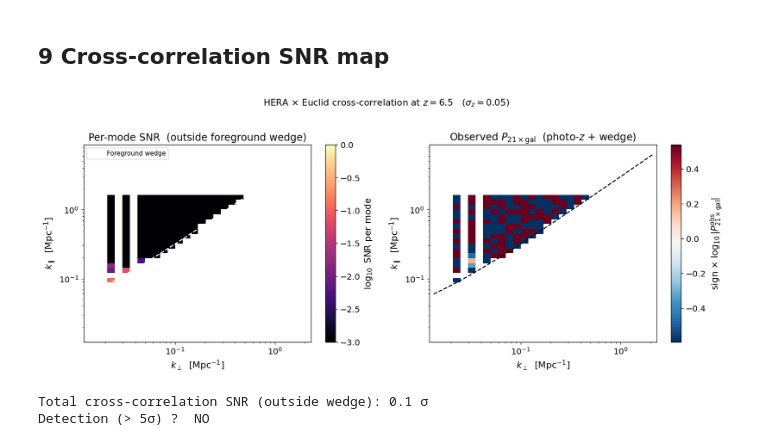
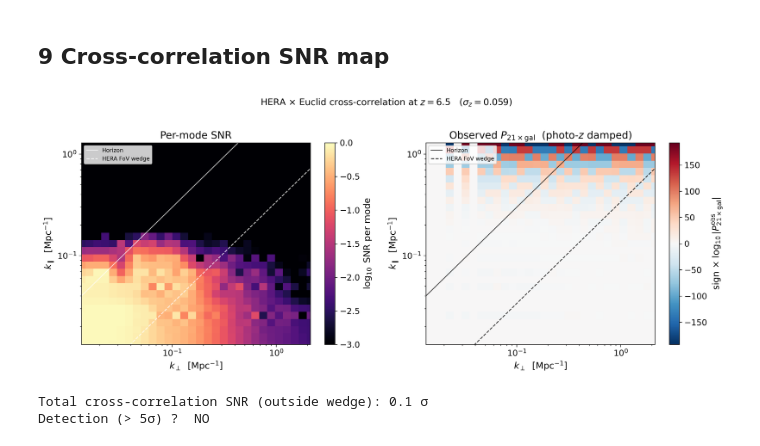
Before and after one commit to sohinixcvii/21cm_cross_correlation, a Jupyter notebook: 21cmfast_HERAxEuclid.ipynb, the cells around one changed output. Cells and saved outputs as stored; diff of their text form; code cells hidden in the pictures.

```diff
--- a/21cmfast_HERAxEuclid.ipynb
+++ b/21cmfast_HERAxEuclid.ipynb
@@ -45,7 +45,7 @@ except ImportError:
 
 # ── Matplotlib defaults ──────────────────────────────────────────────────────
 plt.rcParams.update({
-    "figure.dpi":     120,
+    "figure.dpi":     300,
     "font.size":      12,
     "axes.labelsize": 13,
     "legend.fontsize": 10,
@@ -68,24 +67,20 @@ publication-quality results (Davies et al. use 1 Gpc boxes with 2 Mpc cells).
 # ===========================================================================
 #  Simulation configuration
 # ===========================================================================
-# Increase HII_DIM and BOX_LEN for publication-quality results.
-# Davies et al. (2025) use 1 Gpc boxes with 2 Mpc cells.
 
 HII_DIM = 128           # number of cells per side (low-res grid)
 BOX_LEN = 256.0         # comoving box side length [Mpc]
 DIM     = 3 * HII_DIM   # high-res grid for initial conditions
 
-z_obs   = 6.5           # snapshot redshift (mid-reionization)
+z_obs   = 6.5           # snapshot redshift
 
 # ===========================================================================
 #  Euclid-like survey parameters
 # ===========================================================================
-# Euclid deep fields reach H_AB ~ 26, which at z ~ 8 corresponds
-# to a UV absolute magnitude limit of roughly M_UV ~ −18.
 
-M_UV_limit         = -22.66    # UV absolute magnitude cut
-photoz_uncertainty = 0.05     # sigma_z for photometric redshifts
-mean_galaxy_density = 1e-3    # expected n_gal  [h^3 Mpc^-3]
+M_UV_limit         = -18   # UV absolute magnitude cut
+photoz_uncertainty = 0.059     # sigma_z for photometric redshifts
+mean_galaxy_density = 3*1e-3    # expected n_gal  [h^3 Mpc^-3]
 
 # ===========================================================================
 print(f"Box     : {BOX_LEN:.0f} Mpc,  {HII_DIM}^3 cells  →  cell size = {BOX_LEN / HII_DIM:.1f} Mpc")
@@ -329,7 +324,7 @@ Omega_m_z = OMEGA_M_0 * (1 + z_obs)**3 / (
     OMEGA_M_0 * (1 + z_obs)**3 + (1 - OMEGA_M_0)
 )
 growth_rate = Omega_m_z ** 0.55          # f(z) — linear approximation
-galaxy_bias = 5.0                        # b — typical for high-z LBGs
+galaxy_bias = 8                        # b — typical for high-z LBGs
 beta_rsd    = growth_rate / galaxy_bias  # β = f / b
 
 print(f"Ω_m(z={z_obs})  = {Omega_m_z:.4f}")
@@ -405,7 +400,7 @@ image_gal = axes[1].imshow(
     cmap="inferno", vmin=-1, vmax=10,
 )
 fig.colorbar(image_gal, ax=axes[1], label=r"$\delta_{\rm gal}$")
-axes[1].set_title(rf"Galaxy overdensity ($M_{{\rm UV}} < {M_UV_limit}$)")
+axes[1].set_title(rf"Galaxy overdensity ($M_{{\rm UV}} \, \rm limit {M_UV_limit}$)")
 
 # ── Panel 3: neutral hydrogen fraction ───────────────────────────────────
 image_xH = axes[2].imshow(
@@ -888,69 +883,85 @@ SNR_outside_wedge = np.where(outside_wedge, SNR_per_mode, np.nan)
 
 
 # ======================================================================
-#  Plot
+#  Plot (full maps with wedge/horizon overlays, no masking)
 # ======================================================================
 fig, axes = plt.subplots(1, 2, figsize=(14, 5.5))
 
-# ── Panel 1: per-mode SNR map ────────────────────────────────────────
+# ── Wedge and horizon lines ──────────────────────────────────────────
+k_perp_line   = np.logspace(np.log10(k_perp.min()), np.log10(k_perp.max()), 200)
+
+# Horizon: Eq. 10 from La Plante+2023 / Thyagarajan+2015
+lambda_obs_     = SPEED_OF_LIGHT_KMS * 1e3 * (1 + z_obs) / (F_21_MHZ * 1e6)  # [m]
+horizon_slope_  = (
+    lambda_obs_ * comoving_distance * F_21_MHZ * 1e6 * Hz_obs
+    / (SPEED_OF_LIGHT_KMS * 1e3 * SPEED_OF_LIGHT_KMS * (1 + z_obs)**2)
+)
+# FoV wedge: primary beam angle θ ≈ λ/D
+theta_fov_      = lambda_obs_ / 14.0
+fov_slope_      = np.sin(theta_fov_) * horizon_slope_
+
+k_par_horizon_  = k_perp_line * horizon_slope_
+k_par_fov_      = k_perp_line * fov_slope_
+
+# ── Panel 1: per-mode SNR (full, no masking) ─────────────────────────
+snr_display = fill_nan_nearest(np.log10(SNR_per_mode.T))
+
 image_snr = axes[0].pcolormesh(
-    k_perp, k_parallel,
-    np.log10(SNR_outside_wedge.T),
+    k_perp, k_parallel, snr_display,
     cmap="magma", shading="auto", vmin=-3, vmax=0,
 )
 fig.colorbar(image_snr, ax=axes[0], label=r"$\log_{10}$ SNR per mode")
+axes[0].plot(k_perp_line, k_par_horizon_, "w-",  lw=1.2, alpha=0.7, label="Horizon")
+axes[0].plot(k_perp_line, k_par_fov_,     "w--", lw=1.2, alpha=0.8, label="HERA FoV wedge")
+axes[0].legend(loc="upper left", fontsize=8)
+axes[0].set_title("Per-mode SNR")
 
-# Draw the foreground wedge boundary
-k_perp_line = np.logspace(np.log10(k_perp.min()), np.log10(k_perp.max()), 100)
-k_par_wedge_line = k_perp_line * wedge_slope + wedge_buffer
-axes[0].plot(k_perp_line, k_par_wedge_line, "w--", lw=1.5, label="Foreground wedge")
-axes[0].legend(loc="upper left", fontsize=9)
-axes[0].set_title("Per-mode SNR  (outside foreground wedge)")
-
-# ── Panel 2: observed cross-power with photo-z + wedge ───────────────
-P_cross_display     = np.where(outside_wedge, P_cross_observed, np.nan)
-display_amplitude   = np.abs(P_cross_display.T)
-display_sign        = np.sign(P_cross_display.T)
-display_colour_lim  = np.nanpercentile(
-    np.log10(display_amplitude[display_amplitude > 0]), 95
-)
-signed_display = np.log10(display_amplitude) * display_sign
+# ── Panel 2: observed cross-power (full, no masking) ─────────────────
+cross_amp  = np.abs(P_cross_observed.T)
+cross_sgn  = np.sign(P_cross_observed.T)
+signed_raw = np.where(cross_amp > 0, np.log10(cross_amp) * cross_sgn, 0.0)
+signed_log = fill_nan_nearest(signed_raw)
+clim       = np.nanpercentile(np.abs(signed_log[signed_log != 0]), 95)
 
 image_cross = axes[1].pcolormesh(
-    k_perp, k_parallel, signed_display,
+    k_perp, k_parallel, signed_log,
     cmap="RdBu_r", shading="auto",
-    vmin=-display_colour_lim, vmax=display_colour_lim,
+    vmin=-clim, vmax=clim,
 )
 fig.colorbar(
     image_cross, ax=axes[1],
     label=r"sign $\times$ $\log_{10}|P_{21 \times \rm gal}^{\rm obs}|$",
 )
-axes[1].plot(k_perp_line, k_par_wedge_line, "k--", lw=1.5)
-axes[1].set_title(r"Observed $P_{21 \times \rm gal}$  (photo-$z$ + wedge)")
+axes[1].plot(k_perp_line, k_par_horizon_, "k-",  lw=1.2, alpha=0.7, label="Horizon")
+axes[1].plot(k_perp_line, k_par_fov_,     "k--", lw=1.2, alpha=0.8, label="HERA FoV wedge")
+axes[1].legend(loc="upper left", fontsize=8)
+axes[1].set_title(r"Observed $P_{21 \times \rm gal}$  (photo-$z$ damped)")
 
 # ── Shared formatting ────────────────────────────────────────────────
 for ax in axes:
     ax.set_xscale("log")
     ax.set_yscale("log")
     ax.set_xlabel(r"$k_\perp$  [Mpc$^{-1}$]")
     ax.set_ylabel(r"$k_\parallel$  [Mpc$^{-1}$]")
+    ax.set_xlim(k_perp[0], k_perp[-1])
+    ax.set_ylim(k_parallel[0], k_parallel[-2])
 
 plt.suptitle(
     rf"HERA $\times$ Euclid cross-correlation at $z = {z_obs}$   "
     rf"($\sigma_z = {photoz_uncertainty}$)",
     fontsize=13, y=1.02,
 )
 plt.tight_layout()
 plt.show()
 
-# ── Total detection significance ─────────────────────────────────────
+# ── Total detection significance (still computed outside wedge) ──────
 valid_snr = SNR_per_mode[outside_wedge]
 total_snr = np.sqrt(np.nansum(valid_snr**2))
 
 print(f"\nTotal cross-correlation SNR (outside wedge): {total_snr:.1f} σ")
 print(f"Detection (> 5σ) ?  {'YES' if total_snr > 5 else 'NO'}")
 # %% [output]
-[figure, old version]
+[figure, new version]
 Total cross-correlation SNR (outside wedge): 0.1 σ
 Detection (> 5σ) ?  NO
 # %% [markdown]
```
Also changed, not shown: parts of 9 cells of this notebook, 1 other file.
